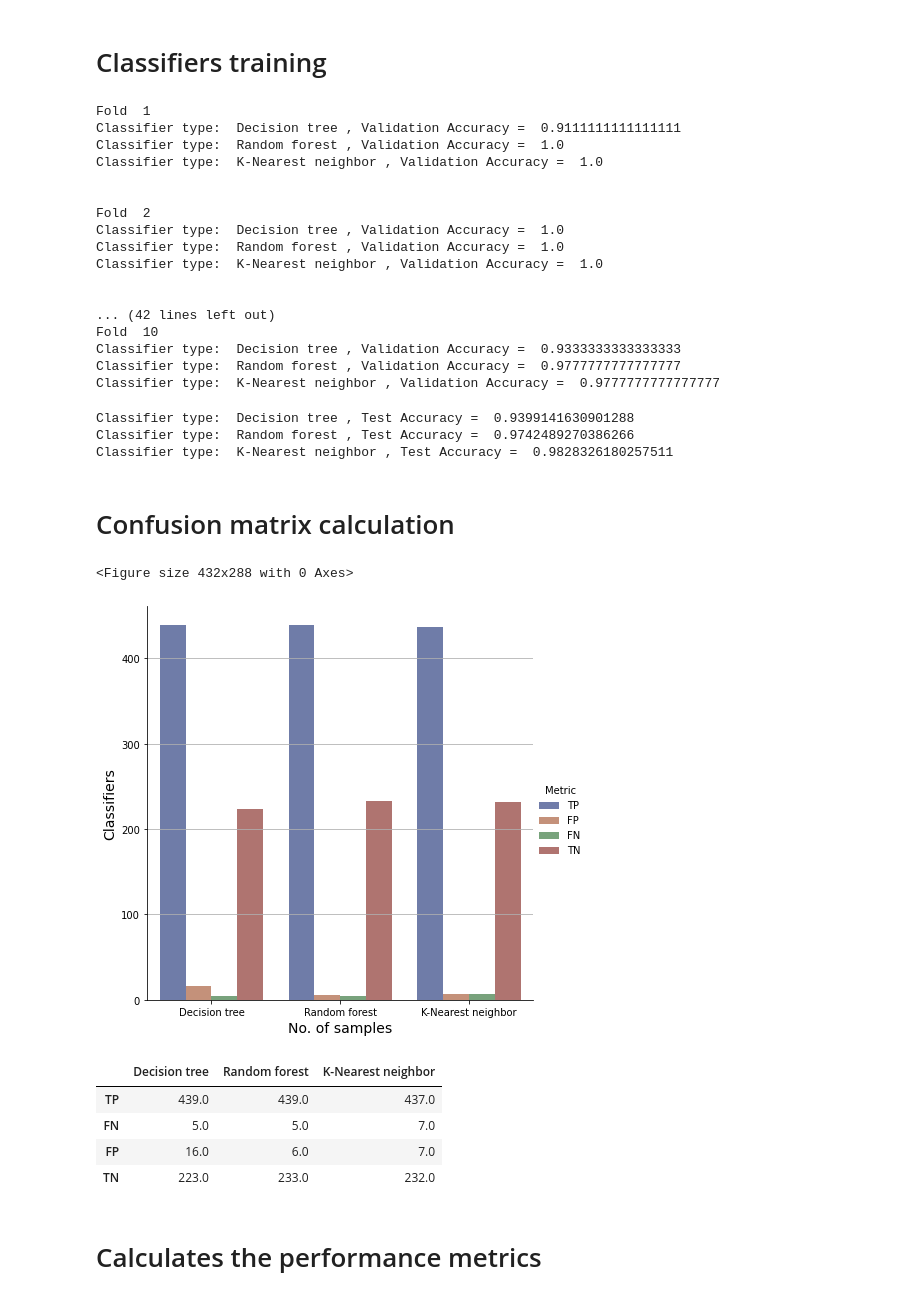
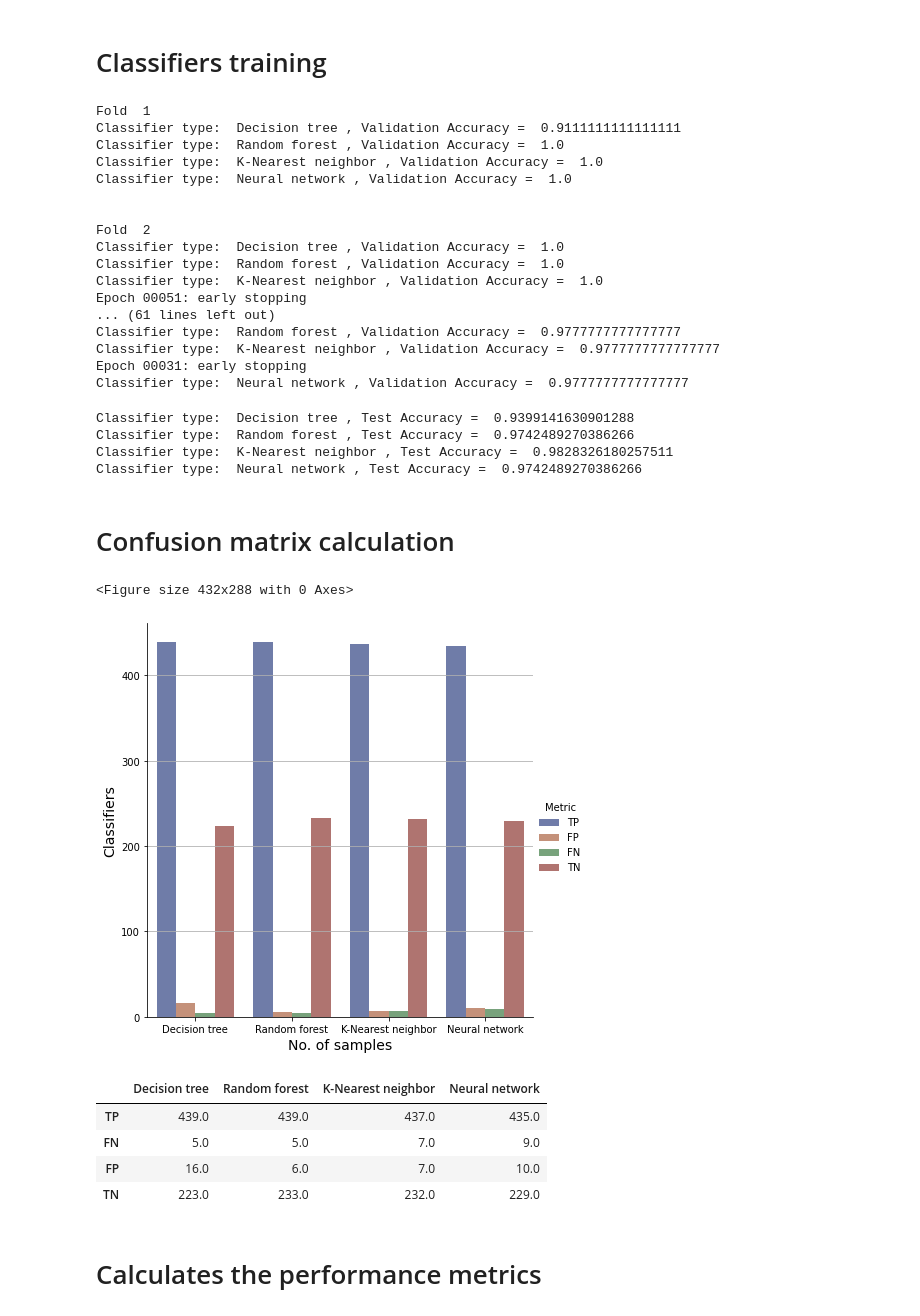
Before and after one commit to cleversonahum/breast_cancer_diagnosis, a Jupyter notebook: notebook/dt_classifier_breast_cancer.ipynb, the cells around one changed output. Drawn from its saved outputs; the diff is of its cells as text; code cells hidden in the pictures.

Commit message:
Add ANN binary classifier

```diff
--- a/notebook/dt_classifier_breast_cancer.ipynb
+++ b/notebook/dt_classifier_breast_cancer.ipynb
@@ -201,7 +211,43 @@ neigh = KNeighborsClassifier(n_neighbors=5, weights="uniform")
+# %%
+# Building the NN
+class Neural_binary_classifier:
+    def __init__(self, input_dim ,normalize_factor=0):
+        self.normalize_factor = normalize_factor if normalize_factor > 0 else 1
+        lr = 0.001          # learning rate
+        lr_decay = 0.0005   # learning rate decay
+        n_mini_batch = 100  # mini-batch length
+        activation_fcn = "relu"
+        optimizer = Adam(lr=lr, decay=lr_decay)
+        h_n = 100
+        self.model = Sequential()
+        self.model.add(Dense(h_n, input_dim=input_dim, activation=activation_fcn,
+                    kernel_regularizer=tf.keras.regularizers.l1(0.0001)))
+        self.model.add(Dense(1, activation='sigmoid'))
+        self.model.compile(loss='binary_crossentropy', optimizer=optimizer, metrics=["accuracy"])
+
+    def fit(self,x_train,y_train):
+        self.model.fit(x_train/self.normalize_factor, y_train,
+                        epochs=200,
+                        batch_size=50,
+                        verbose=0,
+                        callbacks=[
+                            EarlyStopping(
+                                monitor="loss", mode="min", min_delta=0.001, patience=30, verbose=1
+                            )
+                        ],
+                      )
+
+    def predict(self, x_test):
+        y_valid_pred = self.model.predict(x_test/self.normalize_factor)
+        to_bin = np.vectorize(lambda x : 1 if x > 0.5 else 0)
+
+        return to_bin(y_valid_pred.flatten())
+
+ann = Neural_binary_classifier(entries.shape[1], 10)
 # %% [markdown]
 # Organizing classifiers
 # %%
-classifiers = [(dt, "Decision tree"), (rf, "Random forest"), (neigh, "K-Nearest neighbor")]
+classifiers = [(dt, "Decision tree"), (rf, "Random forest"), (neigh, "K-Nearest neighbor"), (ann, "Neural network")]
 # %% [markdown]
 # Classifiers training
 # %%
@@ -220,19 +266,19 @@ Fold  1
 Classifier type:  Decision tree , Validation Accuracy =  0.9111111111111111
 Classifier type:  Random forest , Validation Accuracy =  1.0
 Classifier type:  K-Nearest neighbor , Validation Accuracy =  1.0
+Classifier type:  Neural network , Validation Accuracy =  1.0
 
 
 Fold  2
 Classifier type:  Decision tree , Validation Accuracy =  1.0
 Classifier type:  Random forest , Validation Accuracy =  1.0
 Classifier type:  K-Nearest neighbor , Validation Accuracy =  1.0
-
-
-... (42 lines left out)
-Fold  10
-Classifier type:  Decision tree , Validation Accuracy =  0.9333333333333333
+Epoch 00051: early stopping
+... (61 lines left out)
 Classifier type:  Random forest , Validation Accuracy =  0.9777777777777777
 Classifier type:  K-Nearest neighbor , Validation Accuracy =  0.9777777777777777
+Epoch 00031: early stopping
+Classifier type:  Neural network , Validation Accuracy =  0.9777777777777777
 # %%
 # Testing classifiers
 for classifier, label in classifiers:
@@ -242,6 +288,7 @@ for classifier, label in classifiers:
 Classifier type:  Decision tree , Test Accuracy =  0.9399141630901288
 Classifier type:  Random forest , Test Accuracy =  0.9742489270386266
 Classifier type:  K-Nearest neighbor , Test Accuracy =  0.9828326180257511
+Classifier type:  Neural network , Test Accuracy =  0.9742489270386266
 # %% [markdown]
 # Confusion matrix calculation
 # %%
@@ -250,49 +297,49 @@ for index, classifier_info in enumerate(classifiers):
     confusion_matrixes[index,:] = np.array([confusion_matrix(outputs, classifier_info[0].predict(entries)).ravel()])
 # %%
 def plot_metrics(dataframe, metric_indexes, indexes_results, orientation, xlabel, ylabel):
-    classifier_labels = ["Decision tree", "Random forest", "K-Nearest neighbor"]
+    classifier_labels = ["Decision tree", "Random forest", "K-Nearest neighbor", "Neural network"]
     df_perf_results = pd.DataFrame(dataframe, columns=metric_indexes)
     df_perf_results.insert(0, 'classifier_type', classifier_labels, True)
     df_perf_results = pd.melt(df_perf_results, id_vars=['classifier_type'], value_vars=indexes_results, var_name='Metric')
 
     # Plot confusion matrixes for each classifier
     plt.figure()
     if orientation=="h":
         x = "value"
         y = "classifier_type"
         gridon = "x"
     else:
         y = "value"
         x = "classifier_type"
         gridon = "y"
 
     x = "value" if orientation=="h" else "classifier_type"
     y = "classifier_type" if orientation=="h" else "value"
     sns.catplot(data=df_perf_results, kind="bar", orient=orientation, x=x, y=y, hue="Metric", ci="sd", palette="dark", alpha=.6, height=6)
     plt.ylabel(xlabel, fontsize=14)
     plt.xlabel(ylabel, fontsize=14)
     if indexes_results == ["AUC", "CA", "Pre", "Rec"]:
         plt.ylim([0.88, 1])
     plt.grid(axis=gridon)
     plt.show()
 
 # Generate dataset to plot using seaborn package
 indexes = ["TP", "FN", "FP", "TN"]
 indexes_result1 = ["TP", "FP", "FN", "TN"]
 
 plot_metrics(confusion_matrixes, indexes, indexes_result1, "v", "Classifiers", "No. of samples")
 # %% [output]
 <Figure size 432x288 with 0 Axes>
-[figure, old version]
+[figure, new version]
 # %%
 df_confusion_matrixes = pd.DataFrame(confusion_matrixes, columns=indexes, index=[label for _, label in classifiers])
 df_confusion_matrixes.T
 # %% [output]
-|  | Decision tree | Random forest | K-Nearest neighbor |
-| TP | 439.0 | 439.0 | 437.0 |
-| FN | 5.0 | 5.0 | 7.0 |
-| FP | 16.0 | 6.0 | 7.0 |
-| TN | 223.0 | 233.0 | 232.0 |
+|  | Decision tree | Random forest | K-Nearest neighbor | Neural network |
+| TP | 439.0 | 439.0 | 437.0 | 435.0 |
+| FN | 5.0 | 5.0 | 7.0 | 9.0 |
+| FP | 16.0 | 6.0 | 7.0 | 10.0 |
+| TN | 223.0 | 233.0 | 232.0 | 229.0 |
 # %% [markdown]
 # Calculates the performance metrics
 # %%
```
Also changed, not shown: parts of 7 cells of this notebook.
